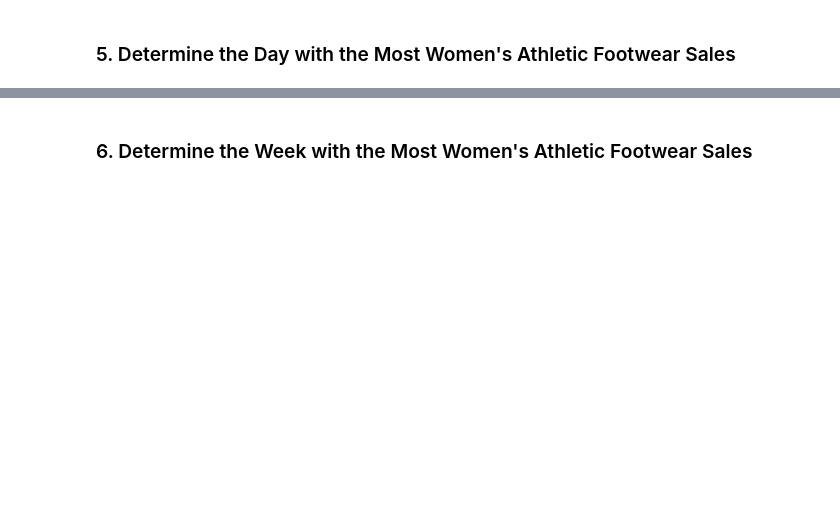
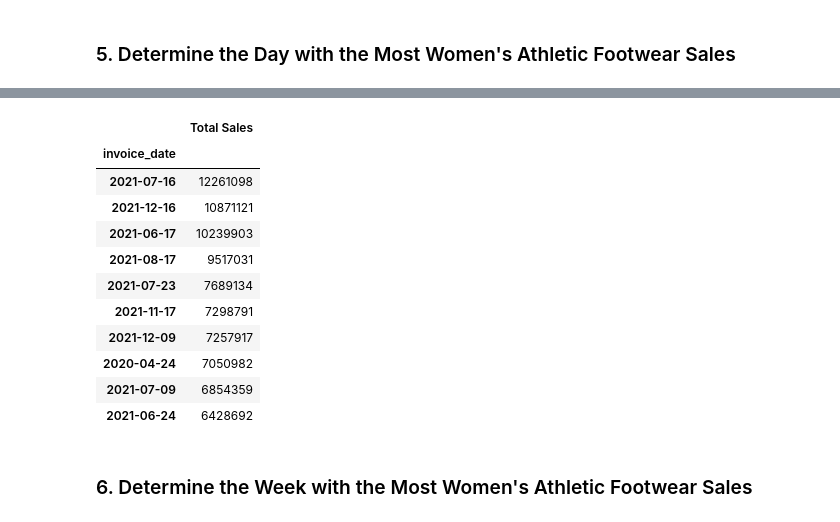
Before and after one commit to MsTDMc/athletic_sales_analysis, a Jupyter notebook: athletic_sales_analysis_starter_code.ipynb, the cells around one changed output, grey strips where cells are left out. Saved outputs shown, nothing was run; the diff lists cells and outputs as text; code cells hidden in the pictures; blank space fills up the shorter version.

```diff
--- a/athletic_sales_analysis_starter_code.ipynb
+++ b/athletic_sales_analysis_starter_code.ipynb
@@ -341,13 +367,26 @@ sales_day
 # %%
 # Resample the pivot table into daily bins, and get the total sales for each day.
-sales_day.resample('D').sum()
+sd = sales_day.resample('D').sum()
 #sales_day[""] = pd.cut(sales_day[""],
                                               #bins, labels=,
                                               #include_lowest=False)
 #sales_day
 
 # Sort the resampled pivot table in ascending order on "Total Sales".
-sales_day.sort_values(by = 'Total Sales', ascending=False).head()
+sd.sort_values(by = 'Total Sales', ascending=False).head(10)
+# %% [output]
+|  | Total Sales |
+| invoice_date |  |
+| 2021-07-16 | 12261098 |
+| 2021-12-16 | 10871121 |
+| 2021-06-17 | 10239903 |
+| 2021-08-17 | 9517031 |
+| 2021-07-23 | 7689134 |
+| 2021-11-17 | 7298791 |
+| 2021-12-09 | 7257917 |
+| 2020-04-24 | 7050982 |
+| 2021-07-09 | 6854359 |
+| 2021-06-24 | 6428692 |
 # %% [markdown]
 ### 6.  Determine the Week with the Most Women's Athletic Footwear Sales
 # %%
```
Also changed, not shown: parts of 5 cells of this notebook.
